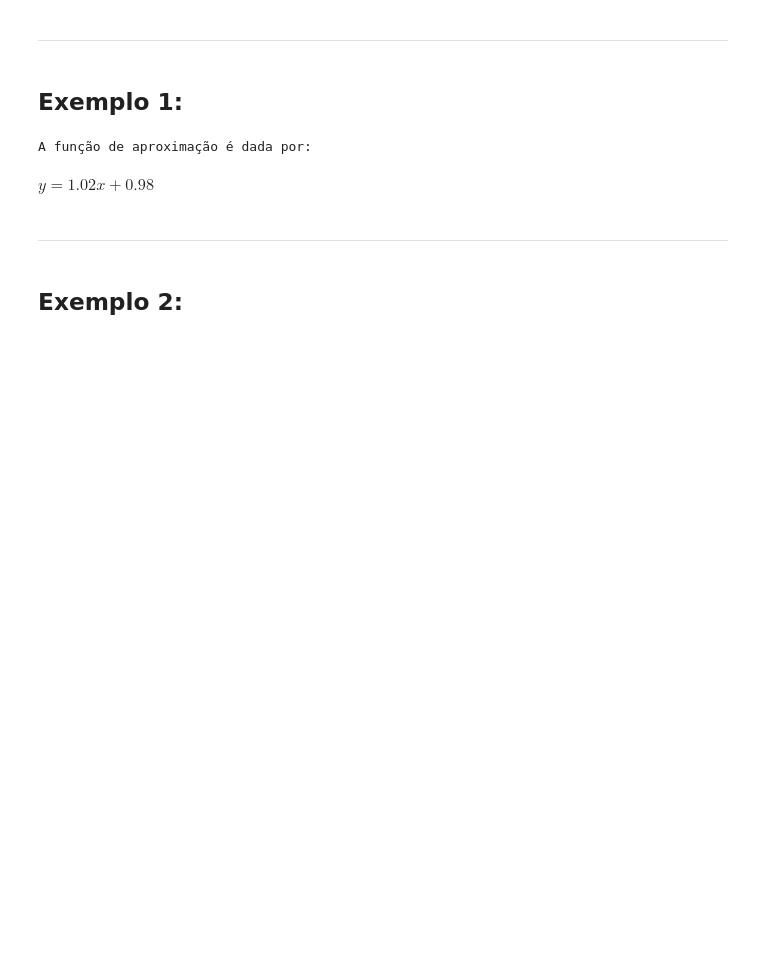
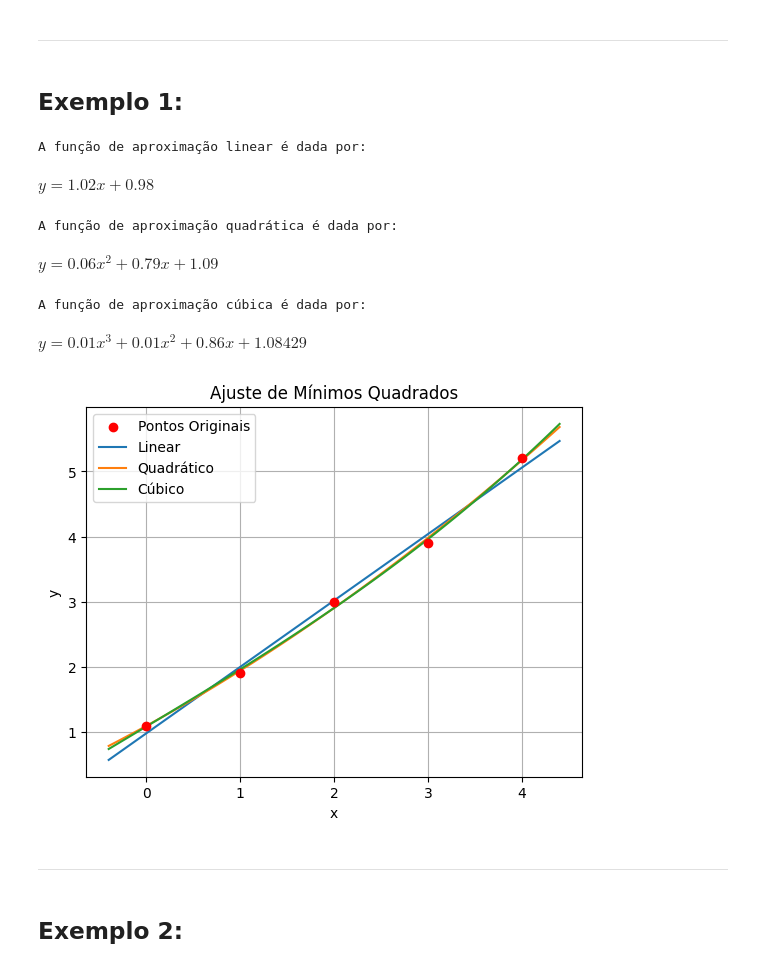
Before and after one commit to CB2325NumericaG6/CB2325NumericaG6, a Jupyter notebook: exemplos_jupyter/aproximacao.ipynb, the cells around one changed output. Cells and saved outputs as stored; diff of their text form; code cells hidden in the pictures; blank space fills up the shorter version.

Commit message:
Finalização dos Notebooks de exemplo ; ajuste no módulo de "erros.py".

```diff
--- a/exemplos_jupyter/aproximacao.ipynb
+++ b/exemplos_jupyter/aproximacao.ipynb
@@ -632,11 +20,24 @@ Ajuste cúbico: y = 0.01x^3 + 0.01x^2 + 0.86x + 1.08
 x = [0,1,2,3,4]
 y = [1.1, 1.9, 3.0, 3.9, 5.2]
 
-a,b = ajuste_linear(x,y)
+ajuste_lin = ajuste_linear(x,y)
+ajuste_quadratico = ajuste_polinomial(x,y,2)
+ajuste_cubico = ajuste_polinomial(x,y,3)
 
-print(f'A função de aproximação é dada por:')
-display(Math(f'y = {a:.2f}x + {b:.2f}'))
+ajustes = {'Linear':ajuste_lin,
+           'Quadrático':ajuste_quadratico,
+           'Cúbico':ajuste_cubico}
 
-# IMPLEMENTAR PARTE GRÁFICA (ESSENCIAL)!!
+print(f'A função de aproximação linear é dada por:')
+display(Math(f'y = {ajuste_lin[0]:.2f}x + {ajuste_lin[1]:.2f}\n'))
+
+print(f'A função de aproximação quadrática é dada por:')
+display(Math(f'y = {ajuste_quadratico[0]:.2f}x^2 + {ajuste_quadratico[1]:.2f}x + {ajuste_quadratico[2]:.2f}'))
+
+print(f'A função de aproximação cúbica é dada por:')
+display(Math(f'y = {ajuste_cubico[0]:.2f}x^3 + {ajuste_cubico[1]:.2f}x^2 + {ajuste_cubico[2]:.2f}x + {ajuste_cubico[3]}'))
+
+plot_ajuste(x,y,ajustes)
+plt.show()
 # %% [output]
-A função de aproximação é dada por:
+A função de aproximação linear é dada por:
@@ -644,3 +46,8 @@ $\displaystyle y = 1.02x + 0.98$
+A função de aproximação quadrática é dada por:
+$\displaystyle y = 0.06x^2 + 0.79x + 1.09$
+A função de aproximação cúbica é dada por:
+$\displaystyle y = 0.01x^3 + 0.01x^2 + 0.86x + 1.08429$
+[figure, added]
 # %% [markdown]
 ---
 # %% [markdown]
```
Also changed, not shown: parts of 14 cells of this notebook, 2 other files.
